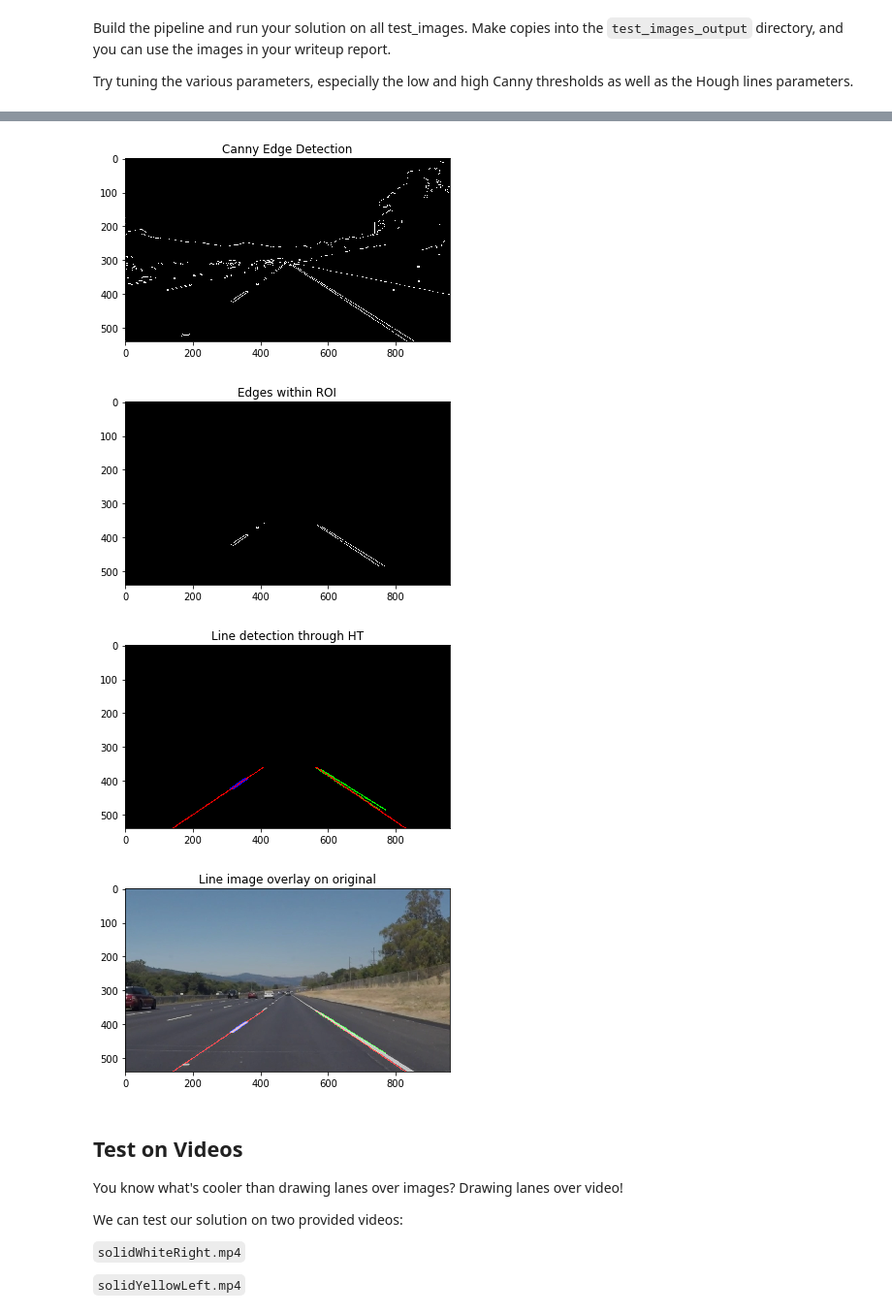
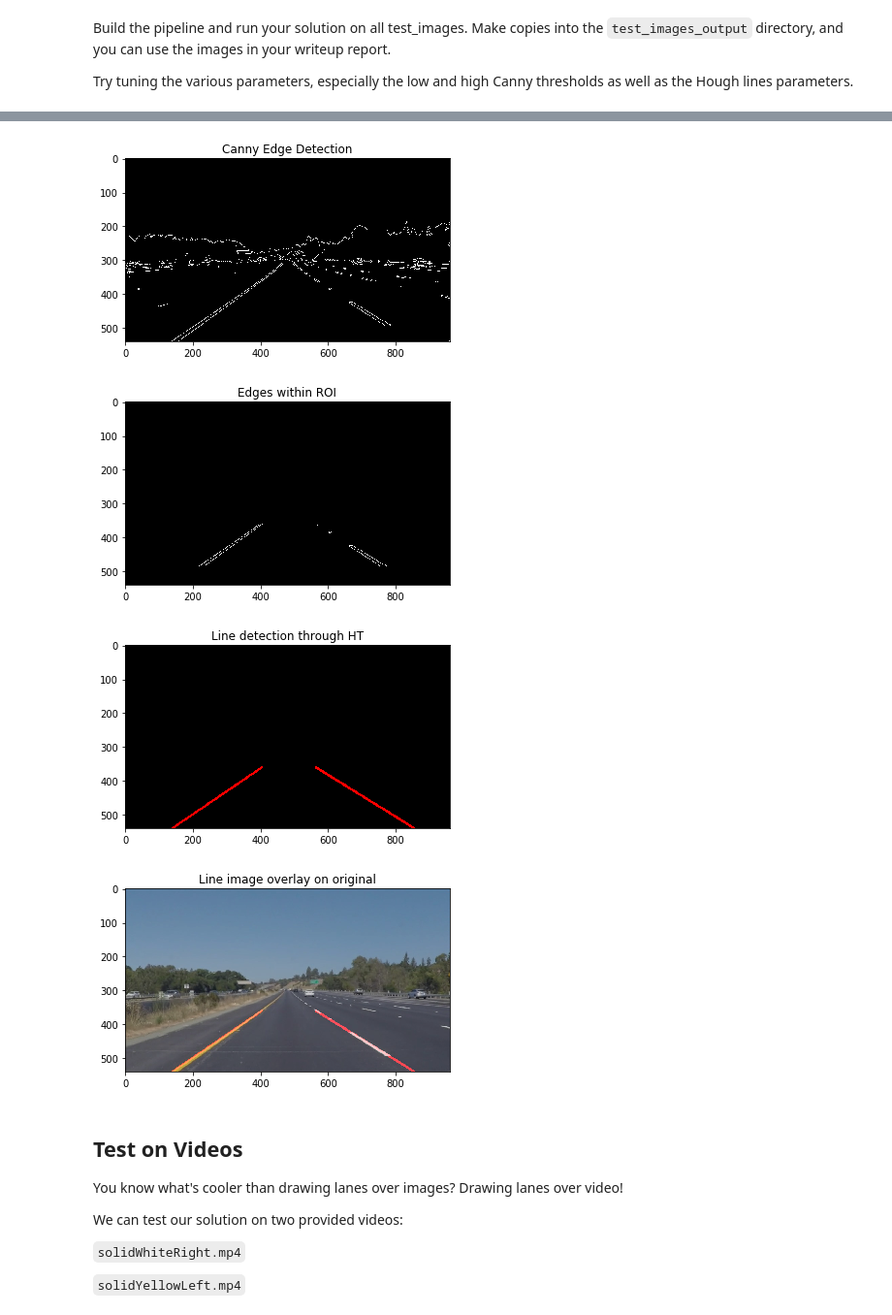
Before and after one commit to lissue/lanedetect, a Jupyter notebook: P1.ipynb, the cells around one changed output, grey strips where cells are left out. Shown at 97% size. Drawn from its saved outputs; the diff is of its cells as text; code cells hidden in the pictures.

```diff
--- a/P1.ipynb
+++ b/P1.ipynb
@@ -152,24 +152,28 @@ def draw_lines(img, lines, color=[255, 0, 0], thickness=2):
     for line in lines:
         for x1,y1,x2,y2 in line:
             # Use slope and relative x locations to filter through points
-            if (((y2-y1)/(x2-x1))>-0.5)&((x1>x/2)&(x2>x/2)):
+            if (((y2-y1)/(x2-x1))>0)&((x1>x/2)&(x2>x/2)):
                 # Points on one side of the view are used to fit a line
-                llistx.append(x1)
-                llisty.append(y1)
+                llistx.append((x1+x2)/2)
+                llisty.append((y1+y2)/2)
                 # Draw the segment as detected from HT
-                cv2.line(img, (x1, y1), (x2, y2), [0,255,0], thickness)
-            if (((y2-y1)/(x2-x1))<0.5)&((x1<x/2)&(x2<x/2)):
-                rlistx.append(x1)
-                rlisty.append(y1)
-                cv2.line(img, (x1, y1), (x2, y2), [0,0,255], thickness)
+                # cv2.line(img, (x1, y1), (x2, y2), [0,255,0], thickness)
+            if (((y2-y1)/(x2-x1))<0)&((x1<x/2)&(x2<x/2)):
+                rlistx.append((x1+x2)/2)
+                rlisty.append((y1+y2)/2)
+                # cv2.line(img, (x1, y1), (x2, y2), [0,0,255], thickness)
     # Parameters of fitted lines -- NEED TO CROSS CHECK AND UNDERSTANT REASON OF JITTER
     lparameters = np.polyfit(llisty, llistx, 1)
     rparameters = np.polyfit(rlisty, rlistx, 1)
     # Evaluate the fitted functions and draw lines
     lp = np.poly1d(lparameters)
     rp = np.poly1d(rparameters)
-    cv2.line(img, (int(lp(y)), y), (int(lp(y/1.5)), int(y/1.5)), [255,0,0], thickness)
-    cv2.line(img, (int(rp(y)), y), (int(rp(y/1.5)), int(y/1.5)), [255,0,0], thickness)
+    lspoint = int(lp(y))
+    lepoint = int(lp(y/1.5))
+    rspoint = int(rp(y))
+    repoint = int(rp(y/1.5))
+    cv2.line(img, (lspoint, y), (lepoint, int(y/1.5)), [255,0,0], 6)
+    cv2.line(img, (rspoint, y), (repoint, int(y/1.5)), [255,0,0], 6)
 
 
 def hough_lines(img, rho, theta, threshold, min_line_len, max_line_gap):
@@ -226,7 +230,7 @@ Try tuning the various parameters, especially the low and high Canny thresholds
 #reading in an image
 pathname_read = 'test_images/'
 pathname_write = 'test_images_output/'
-filename = 'solidWhiteRight'
+filename = 'solidYellowLeft'
 filename_suffix = '.jpg'
 image = mpimg.imread(pathname_read+filename+filename_suffix)
 x = image.shape[1] # image width
@@ -292,7 +296,7 @@ plt.savefig(pathname_write+filename+'_lineextended'+filename_suffix)
-[figure, old version]
+[figure, new version]
-[figure, old version]
+[figure, new version]
-[figure, old version]
+[figure, new version]
-[figure, old version]
+[figure, new version]
 # %% [markdown]
 ## Test on Videos
 
```
Also changed, not shown: parts of 5 cells of this notebook, 35 other files.
